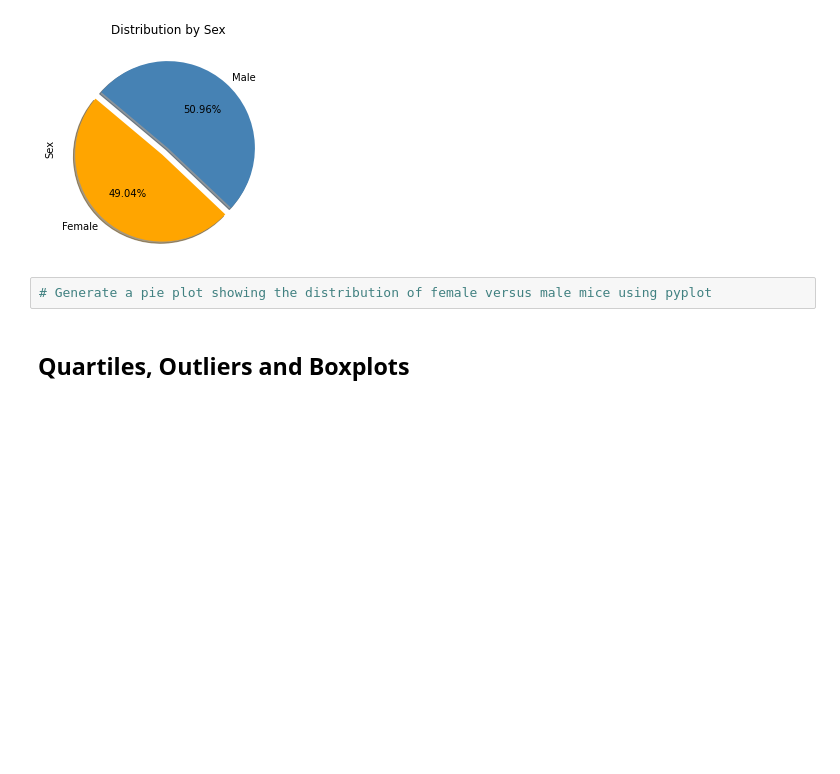
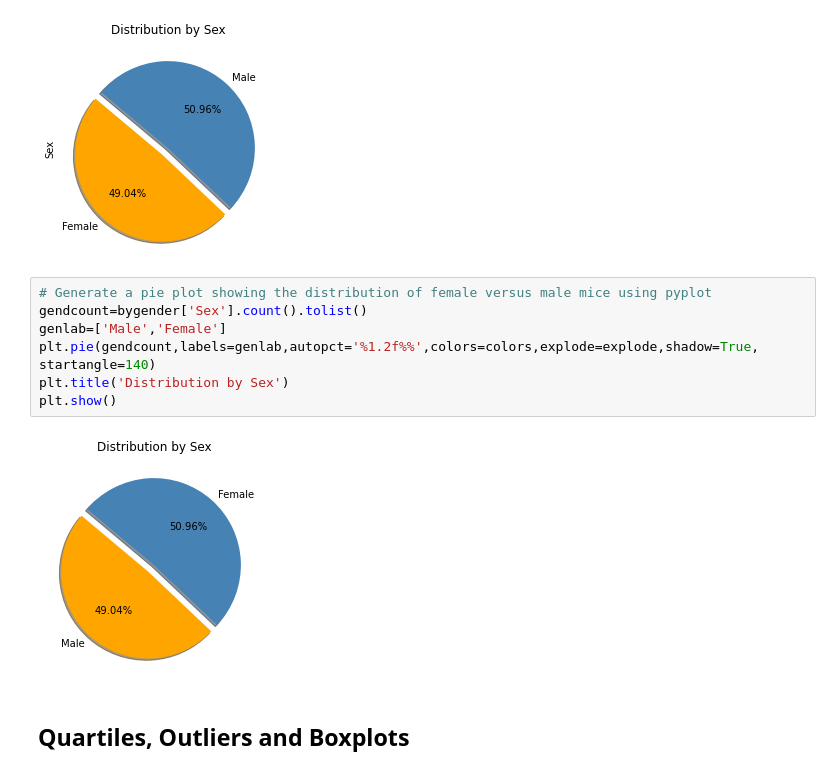
Before and after one commit to gonzaloreusch/Pymaceuticals-challenge, a Jupyter notebook: Pymaceuticals-challenge.ipynb, the cells around one changed output. Drawn from its saved outputs; the diff is of its cells as text; blank space fills up the shorter version.

```diff
--- a/Pymaceuticals-challenge.ipynb
+++ b/Pymaceuticals-challenge.ipynb
@@ -154,6 +155,13 @@ mgenplot=Mgen.plot(kind='pie',title='Distribution by Sex',subplots=False,autopct
 [figure]
 # %%
 # Generate a pie plot showing the distribution of female versus male mice using pyplot
+gendcount=bygender['Sex'].count().tolist()
+genlab=['Male','Female']
+plt.pie(gendcount,labels=genlab,autopct='%1.2f%%',colors=colors,explode=explode,shadow=True, startangle=140)
+plt.title('Distribution by Sex')
+plt.show()
+# %% [output]
+[figure, added]
 # %% [markdown]
 ## Quartiles, Outliers and Boxplots
 # %%
```
Also changed, not shown: parts of 1 cell of this notebook.
